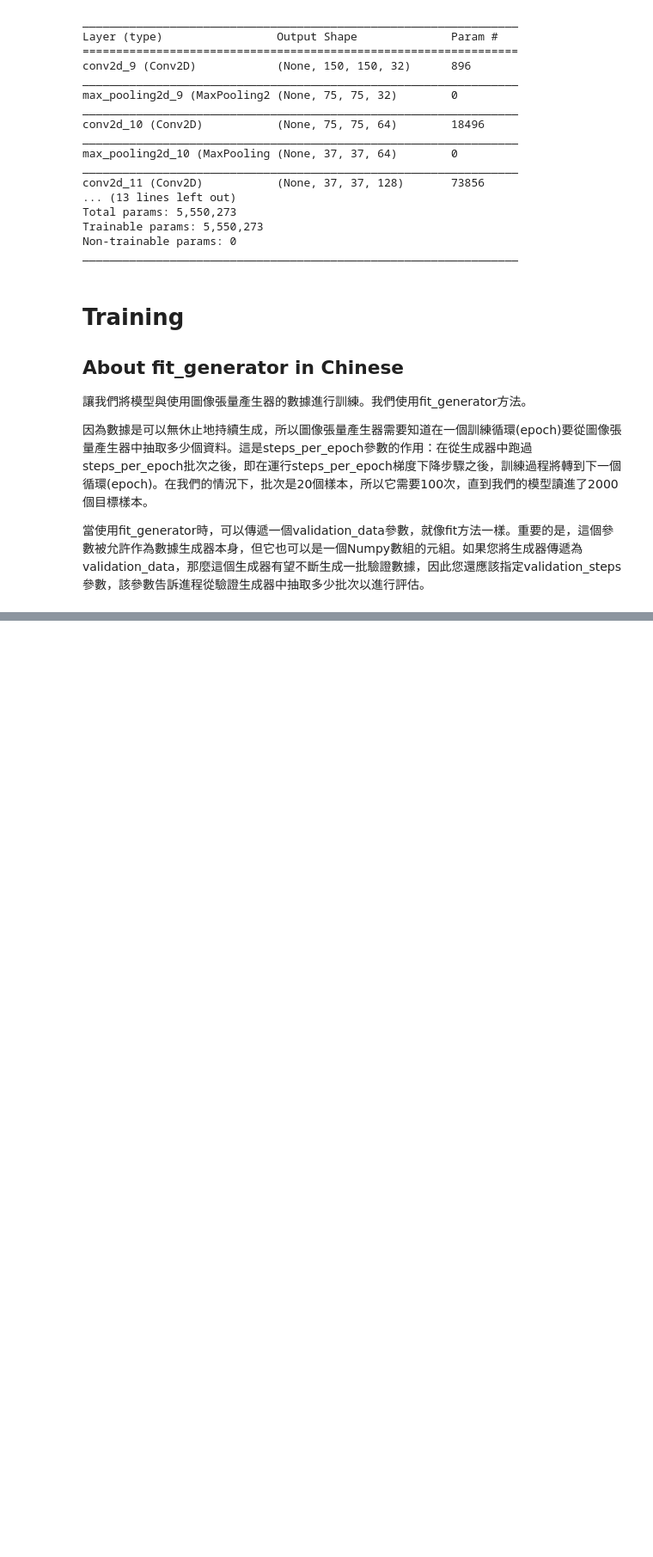
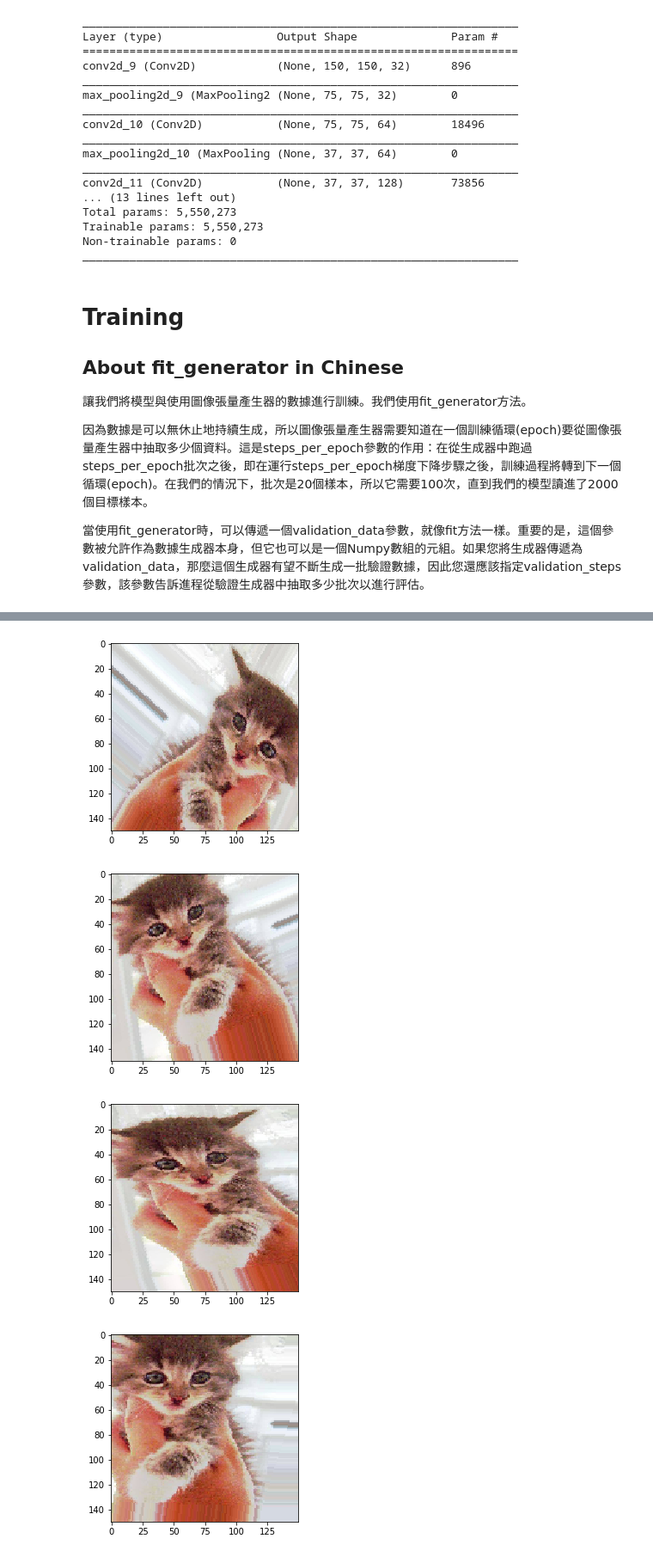
Before and after one commit to jojosimida/keras-practice, a Jupyter notebook: 1.4-small-datasets-image-augmentation/1.4-small-datasets-image-augmentation.ipynb, the cells around one changed output, grey strips where cells are left out. Shown at 86% size. Saved outputs shown, nothing was run; the diff lists cells and outputs as text; code cells hidden in the pictures; blank space fills up the shorter version.

```diff
--- a/1.4-small-datasets-image-augmentation/1.4-small-datasets-image-augmentation.ipynb
+++ b/1.4-small-datasets-image-augmentation/1.4-small-datasets-image-augmentation.ipynb
@@ -299,0 +344,9 @@ model.save('D:/Program/dataset/Dogs_vs_Cats/model/cats_and_dogs_small_1.h5')
+# %%
+datagen = ImageDataGenerator(
+          rotation_range=40,
+          width_shift_range=0.2,
+          height_shift_range=0.2,
+          shear_range=0.2,
+          zoom_range=0.2,
+          horizontal_flip=True,
+          fill_mode='nearest')
@@ -299,0 +360,35 @@ model.save('D:/Program/dataset/Dogs_vs_Cats/model/cats_and_dogs_small_1.h5')
+# %%
+import matplotlib.pyplot as plt
+from keras.preprocessing import image
+
+# Obtain the cat file list of training set
+fnames = [os.path.join(train_cats_dir, fname) for fname in os.listdir(train_cats_dir)]
+
+# Take an image
+img_path = fnames[3]
+
+# load and resize
+img = image.load_img(img_path, target_size=(150, 150))
+
+# Convert to Numpy array and shape (150, 150, 3)
+x = image.img_to_array(img)
+
+# Reshape (1, 150, 150, 3) to enter the model
+x = x.reshape((1,) + x.shape)
+
+# Through the flow () method will randomly generate a new image
+# It loops indefinitely, so we need to "break" the loop at some point
+i = 0
+for batch in datagen.flow(x, batch_size=1):
+    plt.figure(i)
+    imgplot = plt.imshow(image.array_to_img(batch[0]))
+    i += 1
+    if i % 4 == 0:
+        break
+
+plt.show()
+# %% [output]
+[figure, added]
+[figure, added]
+[figure, added]
+[figure, added]
```
Also changed, not shown: parts of 11 cells of this notebook.
